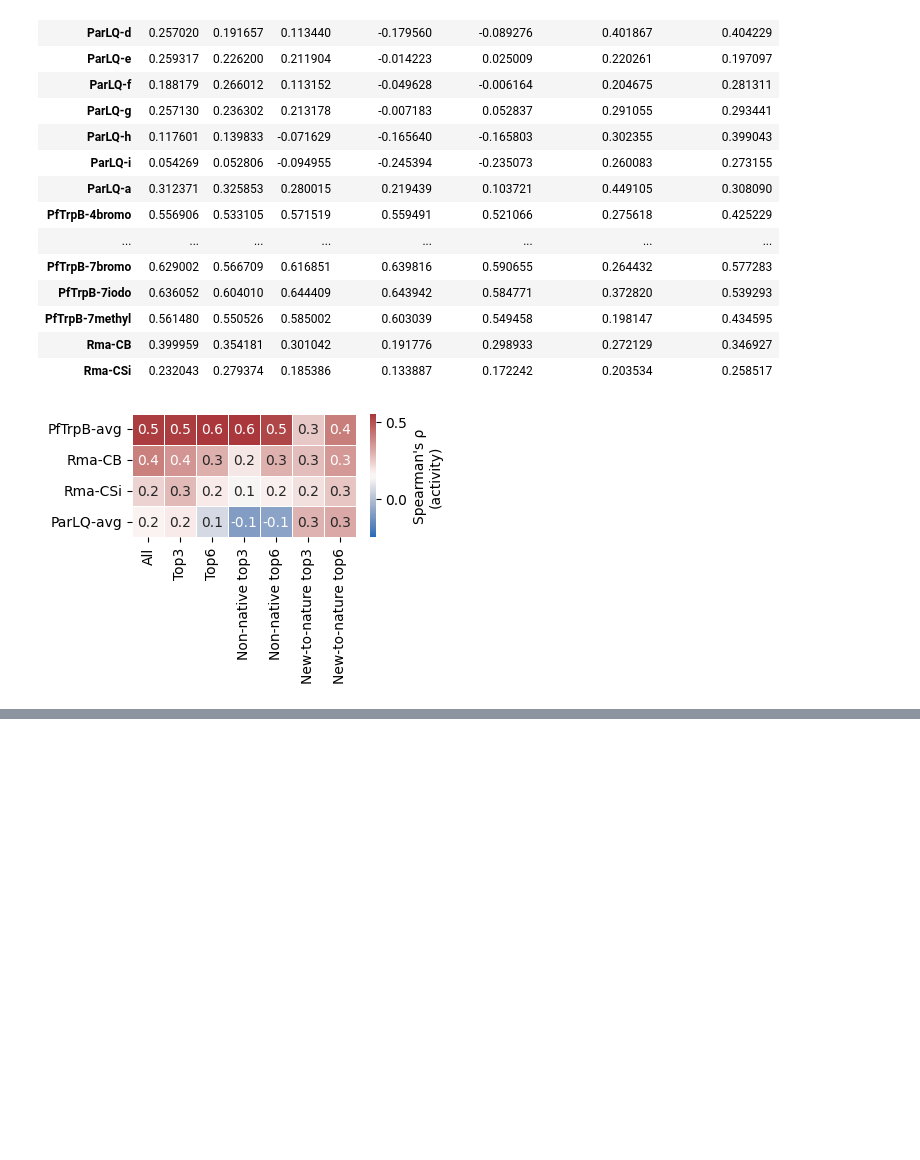
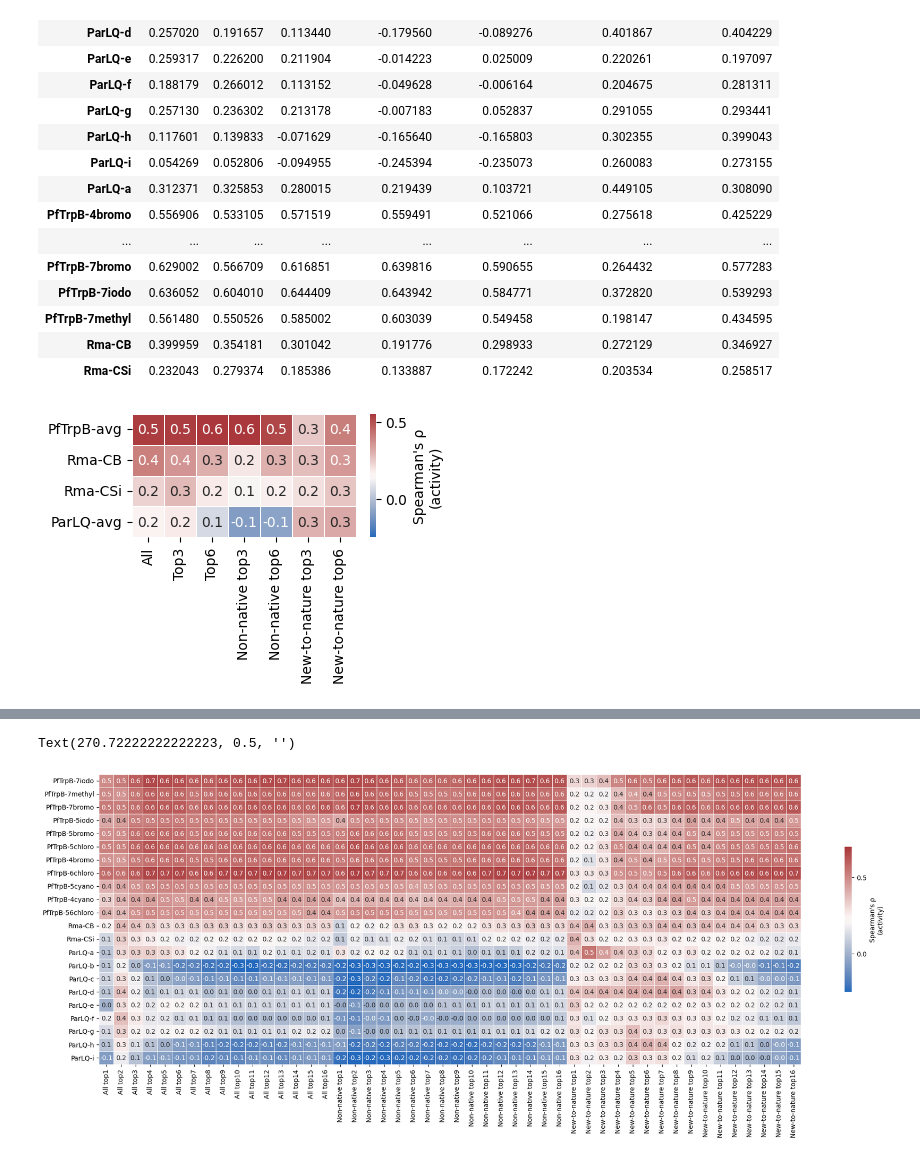
Before and after one commit to fhalab/substrate_aware_zs, a Jupyter notebook: sandbox/naive_combo.ipynb, the cells around one changed output, grey strips where cells are left out. Drawn from its saved outputs; the diff is of its cells as text; code cells hidden in the pictures; blank space fills up the shorter version.

```diff
--- a/sandbox/naive_combo.ipynb
+++ b/sandbox/naive_combo.ipynb
@@ -299,12 +378,12 @@ for f in sorted(glob("/disk2/fli/REVIVAL2/zs/comb/minimal/*.csv")):
     new2nature_top6 = spearmanr(y_true, y_pred)[0]
 
     # informed ensemble
-    y_pred = df[informed_all_cols].sum(axis=1)
-    informed_all = spearmanr(y_true, y_pred)[0]
-    y_pred = df[informed_non_native_cols].sum(axis=1)
-    informed_non_native = spearmanr(y_true, y_pred)[0]
-    y_pred = df[informed_new2nature_cols].sum(axis=1)
-    informed_new2nature = spearmanr(y_true, y_pred)[0]
+    # y_pred = df[informed_all_cols].sum(axis=1)
+    # informed_all = spearmanr(y_true, y_pred)[0]
+    # y_pred = df[informed_non_native_cols].sum(axis=1)
+    # informed_non_native = spearmanr(y_true, y_pred)[0]
+    # y_pred = df[informed_new2nature_cols].sum(axis=1)
+    # informed_new2nature = spearmanr(y_true, y_pred)[0]
 
 
     # save to dict
@@ -427,0 +585,24 @@ plt.savefig("figs/zs_naivecomb_fit_rho.svg", format="svg", dpi=300, bbox_inches=
+# %%
+
+# Set the figure size
+plt.figure(figsize=(24, 8))
+# Create a heatmap
+sns.heatmap(
+    ensemble_df
+    .set_index("Library")
+    .reindex(LIB_ORDER),
+    cmap="vlag",
+    annot=True,
+    fmt=".1f",
+    linewidths=0.5,
+    cbar_kws={"label": "Spearman's ρ\n(activity)", "ticks": [0, 0.5], "shrink": 0.5},
+    vmin=-0.25,
+    vmax=0.7
+)
+# take away y label
+plt.ylabel("")
+# Show the plot
+# plt.title("ZS Summary: Spearman correlation")
+# %% [output]
+Text(270.72222222222223, 0.5, '')
+[figure, added]
```
Also changed, not shown: parts of 7 cells of this notebook, 6 other files.
